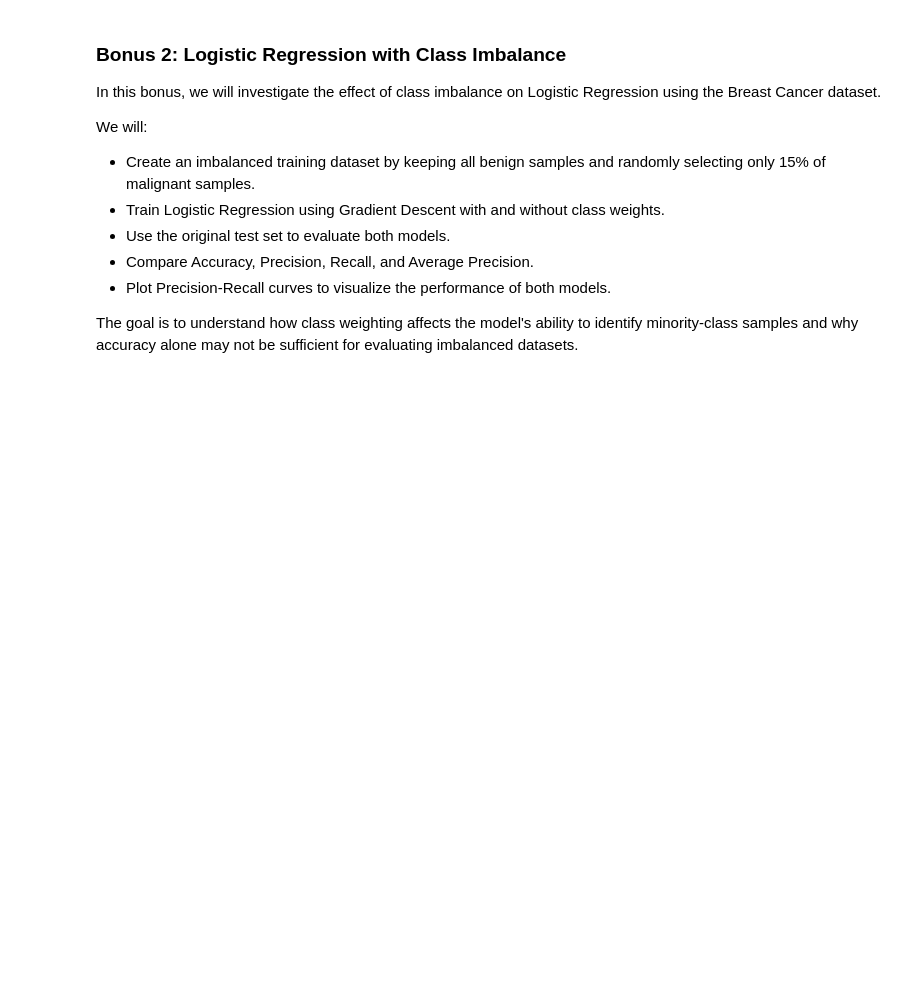
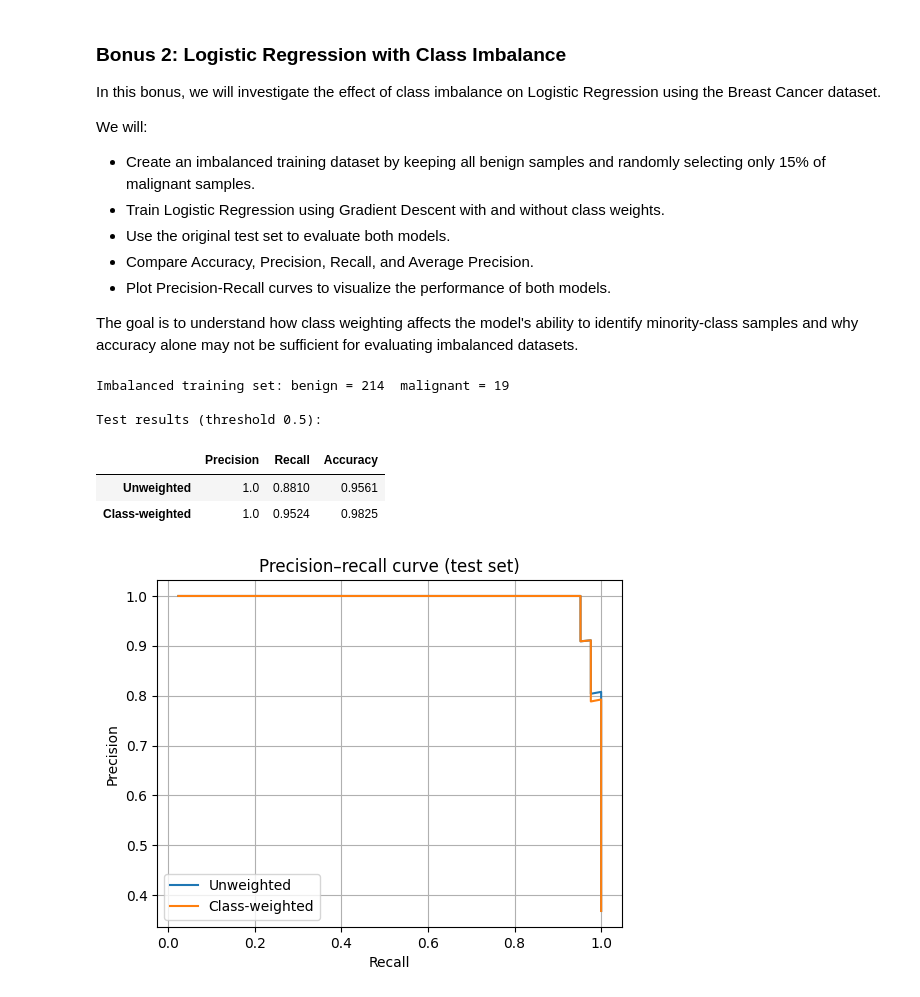
Before and after one commit to YaseenRamzyy/ML-Assignment-2, a Jupyter notebook: ML_Assignment_2.ipynb, the cells around one changed output. Cells and saved outputs as stored; diff of their text form; code cells hidden in the pictures; blank space fills up the shorter version.

```diff
--- a/ML_Assignment_2.ipynb
+++ b/ML_Assignment_2.ipynb
@@ -2612,64 +2780,66 @@ We will:
 The goal is to understand how class weighting affects the model's ability to identify minority-class samples and why accuracy alone may not be sufficient for evaluating imbalanced datasets.
 # %%
 # Bonus 2 — Logistic regression with class imbalance (malignant = 1)
+# Reuses Standardizer (Task 2), accuracy (Task 3), logistic_sigmoid (Task 11) and get_binary_metrics (Task 15)
 bc = splits["Breast cancer"]
 
 # Keep every benign row and a random 15% of the malignant rows
-rng = np.random.default_rng(0)
+rng_b = np.random.default_rng(0)
 malignant = np.where(bc["y_train"] == 1)[0]
 benign = np.where(bc["y_train"] == 0)[0]
-kept = np.concatenate([benign, rng.choice(malignant, int(0.15 * len(malignant)), replace=False)])
+kept = np.concatenate([benign, rng_b.choice(malignant, int(0.15 * len(malignant)), replace=False)])
 X_imb, y_imb = bc["X_train"][kept], bc["y_train"][kept]
 
-mean, std = X_imb.mean(axis=0), X_imb.std(axis=0)
-X_imb, X_te, y_te = (X_imb - mean) / std, (bc["X_test"] - mean) / std, bc["y_test"]
+scaler_imb = Standardizer().fit(X_imb)                               # statistics of the imbalanced training rows
+X_imb, X_te_imb, y_te_imb = scaler_imb.transform(X_imb), scaler_imb.transform(bc["X_test"]), bc["y_test"]
 print("Imbalanced training set: benign =", (y_imb == 0).sum(), " malignant =", (y_imb == 1).sum())
-
-
-def sigmoid(z):
-    return 1 / (1 + np.exp(-z))
 
 
 def train_logreg(X, y, sample_weight, lam=0.01, eta=0.1, epochs=3000):
     """Full-batch GD on the weighted mean log-loss + (lam/2)||w||^2 (bias not regularized)."""
     w, b = np.zeros(X.shape[1]), 0.0
     for _ in range(epochs):
-        residual = sample_weight * (sigmoid(X @ w + b) - y)
+        residual = sample_weight * (logistic_sigmoid(X @ w + b) - y)
         w -= eta * (X.T @ residual / len(y) + lam * w)
         b -= eta * residual.mean()
     return w, b
 
 
-def precision_recall(y, scores, threshold):
-    predicted = scores >= threshold
-    true_pos = np.sum(predicted & (y == 1))
-    return true_pos / max(predicted.sum(), 1), true_pos / np.sum(y == 1)
-
-
 # (i) unweighted, (ii) class weights w_c = N / (2 N_c)
+# weighting makes each malignant row count more, which moves the decision threshold towards finding more malignant cases
+# (higher recall); accuracy hides this because the majority (benign) class dominates it.
 class_counts = np.bincount(y_imb)
-weights = {"Unweighted": np.ones(len(y_imb)),
-           "Class-weighted": (len(y_imb) / (2 * class_counts))[y_imb]}
+sample_weights = {"Unweighted": np.ones(len(y_imb)),
+                  "Class-weighted": (len(y_imb) / (2 * class_counts))[y_imb]}
 
 test_probs = {}
-for name, sample_weight in weights.items():
-    w, b = train_logreg(X_imb, y_imb, sample_weight)
-    test_probs[name] = sigmoid(X_te @ w + b)
+for name, sw in sample_weights.items():
+    w, b = train_logreg(X_imb, y_imb, sw)
+    test_probs[name] = logistic_sigmoid(X_te_imb @ w + b)
 
 rows = {}
 for name, p in test_probs.items():
-    precision, recall = precision_recall(y_te, p, 0.5)
-    rows[name] = {"Precision": precision, "Recall": recall, "Accuracy": np.mean((p >= 0.5) == y_te)}
+    _, precision, recall, _ = get_binary_metrics(y_te_imb, (p >= 0.5).astype(int))
+    rows[name] = {"Precision": precision, "Recall": recall, "Accuracy": accuracy((p >= 0.5).astype(int), y_te_imb)}
+print("\nTest results (threshold 0.5):")
 display(pd.DataFrame(rows).T.round(4))
 
 # Precision-recall curve from scratch: one point per threshold (every distinct predicted probability)
 plt.figure(figsize=(6, 4.5))
 for name, p in test_probs.items():
-    points = np.array([precision_recall(y_te, p, t) for t in np.sort(np.unique(p))[::-1]])
-    plt.plot(points[:, 1], points[:, 0], label=name)
+    points = np.array([get_binary_metrics(y_te_imb, (p >= t).astype(int))[1:3] for t in np.sort(np.unique(p))[::-1]])
+    plt.plot(points[:, 1], points[:, 0], label=name)                 # x = recall, y = precision
 plt.xlabel("Recall")
 plt.ylabel("Precision")
 plt.title("Precision–recall curve (test set)")
 plt.legend()
 plt.grid(True)
 plt.show()
+# %% [output]
+Imbalanced training set: benign = 214  malignant = 19
+
+Test results (threshold 0.5):
+|  | Precision | Recall | Accuracy |
+| Unweighted | 1.0 | 0.8810 | 0.9561 |
+| Class-weighted | 1.0 | 0.9524 | 0.9825 |
+[figure, added]
```
Also changed, not shown: parts of 8 cells of this notebook.
